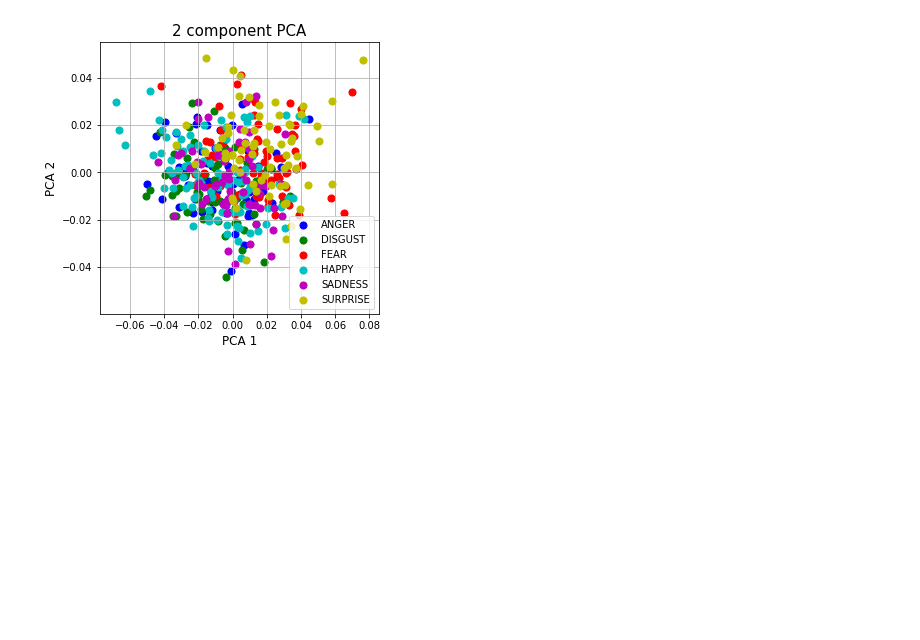
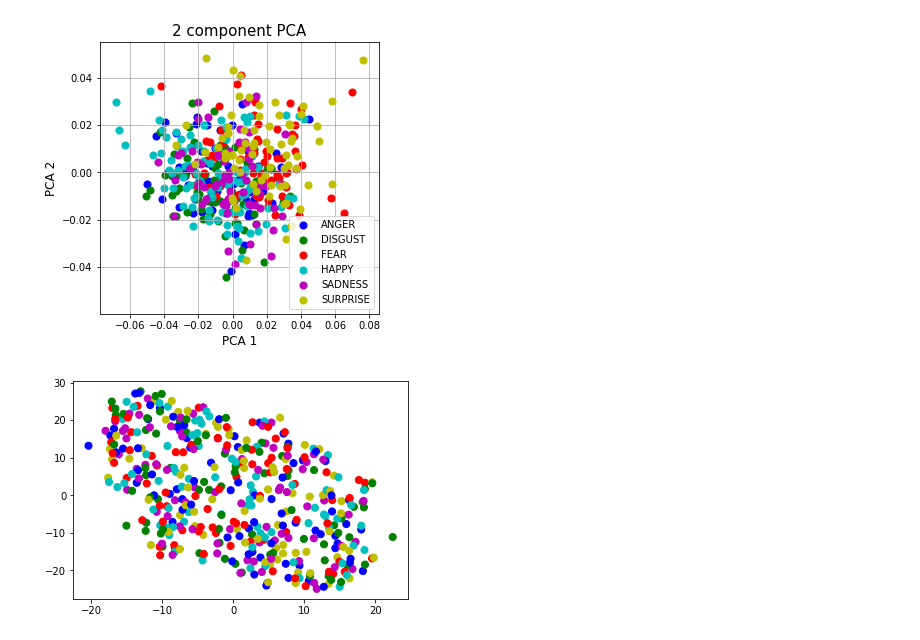
Before and after one commit to diegocasmo/iis-project, a Jupyter notebook: code/lm2-analysis/solution-nose-tip.ipynb, the cells around one changed output. Saved outputs shown, nothing was run; the diff lists cells and outputs as text; code cells hidden in the pictures; blank space fills up the shorter version.

```diff
--- a/code/lm2-analysis/solution-nose-tip.ipynb
+++ b/code/lm2-analysis/solution-nose-tip.ipynb
@@ -139,2 +140,11 @@ ax.grid()
 # %% [output]
 [figure]
+# %%
+from sklearn import manifold
+
+tsne = manifold.TSNE(n_components=2, init='pca', random_state=0)
+X_trans = tsne.fit_transform(values)
+plt.scatter(X_trans[:,0], X_trans[:,1], c=colors, s=50)
+plt.show()
+# %% [output]
+[figure, added]
```
Also changed, not shown: parts of 1 cell of this notebook, 1 other file.
